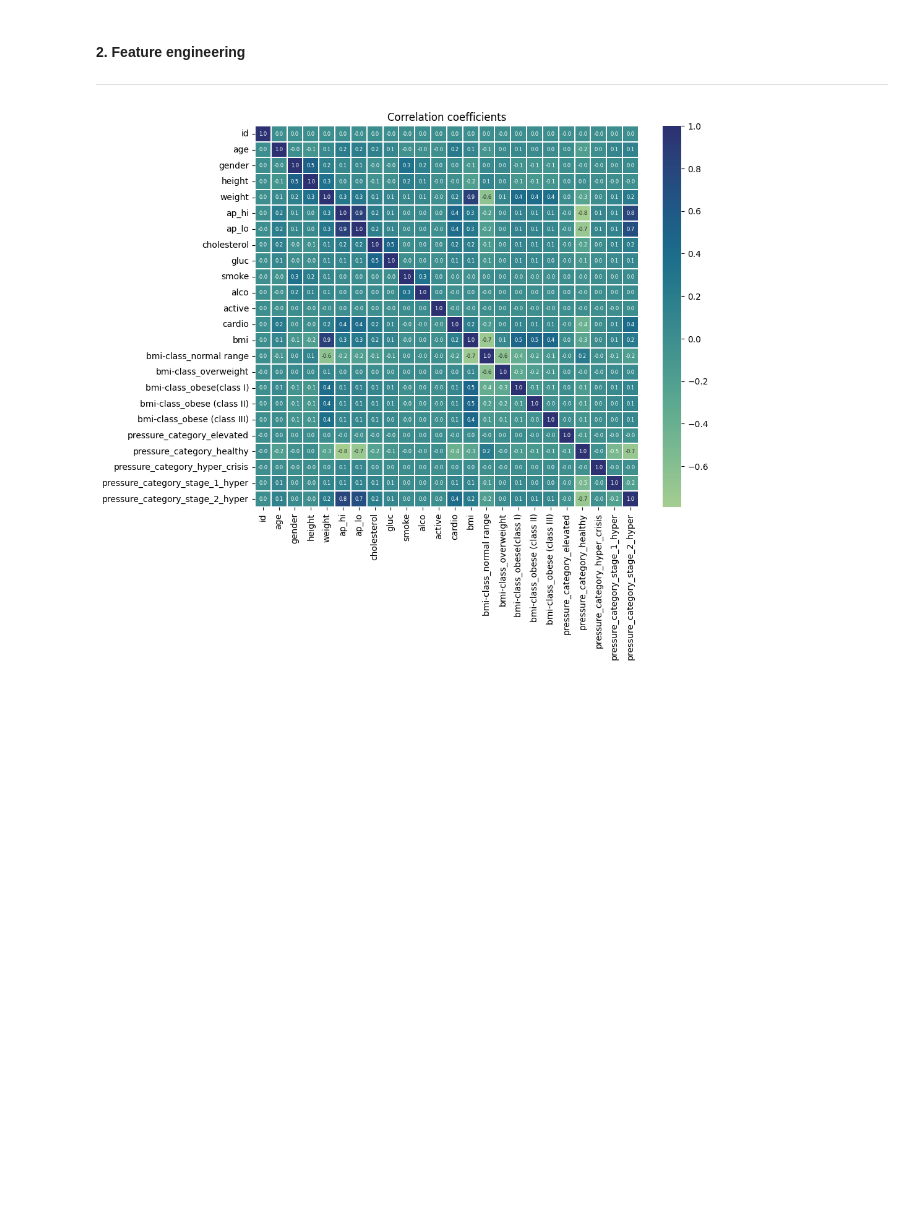
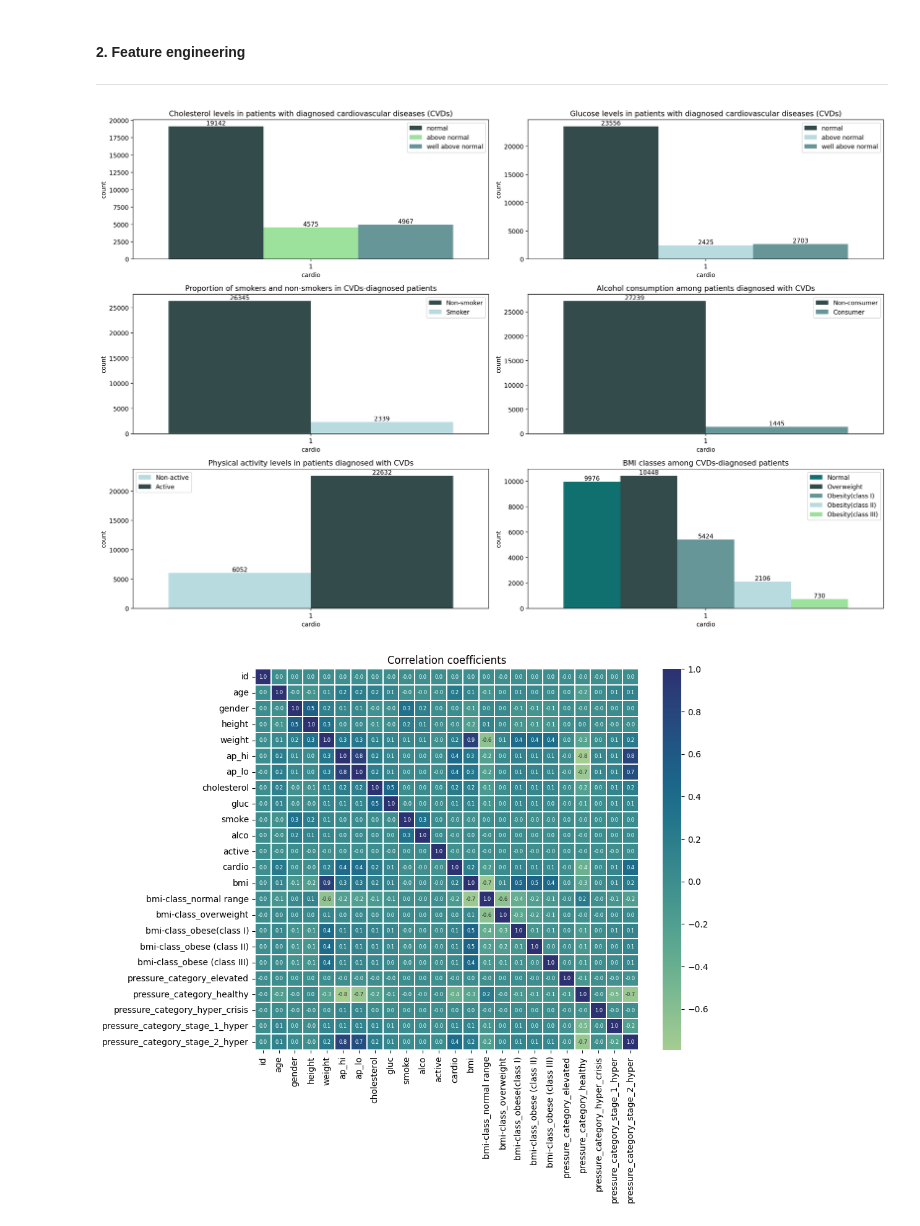
Before and after one commit to KatjaParak/Machine-learning, a Jupyter notebook: report.ipynb, the cells around one changed output. Drawn from its saved outputs; the diff is of its cells as text; code cells hidden in the pictures; blank space fills up the shorter version.

Commit message:
added graphs

```diff
--- a/report.ipynb
+++ b/report.ipynb
@@ -103,8 +103,6 @@ utils.plot_gender_distribution(cardio);
 # %% [markdown]
 #### 2. Feature engineering
 -------------------------------------------------------------------------------------------------------------------------------------------------------------
-# %%
-cardio['bmi'] = utils.calculate_bmi(cardio)
 # %%
 cardio['bmi'] = utils.calculate_bmi(cardio)
 cardio = utils.remove_outliers(cardio,'bmi')
@@ -115,6 +113,10 @@ cardio = utils.remove_outliers(cardio,'ap_hi')
 cardio = utils.remove_outliers(cardio, 'ap_lo')
 # %%
 filtered_cardio = utils.set_pressure_category(cardio)
+# %%
+utils.plot_cardio_subplots(filtered_cardio);
+# %% [output]
+[figure, added]
 # %%
 utils.plot_corr_matrix(filtered_cardio);
 # %% [output]
```
Also changed, not shown: parts of 1 cell of this notebook.
